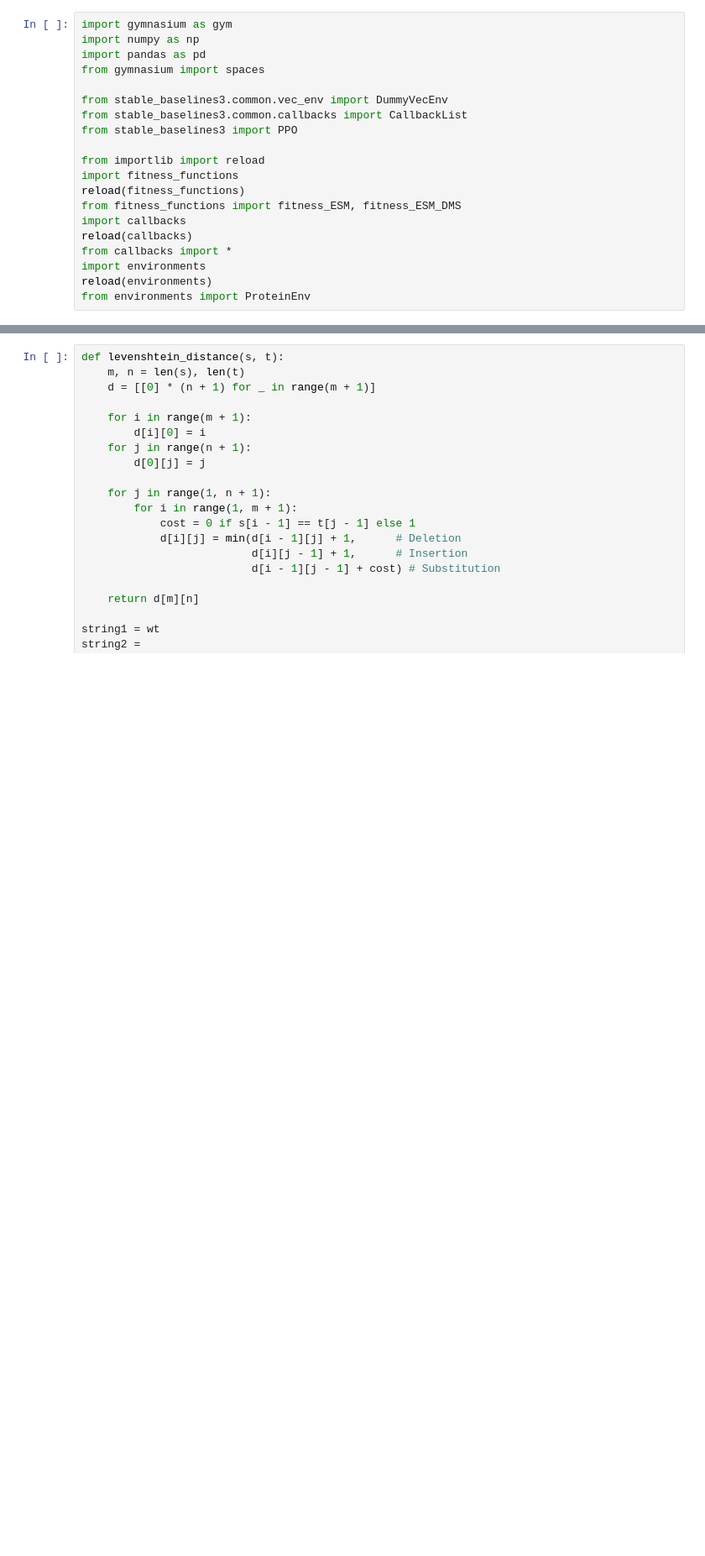
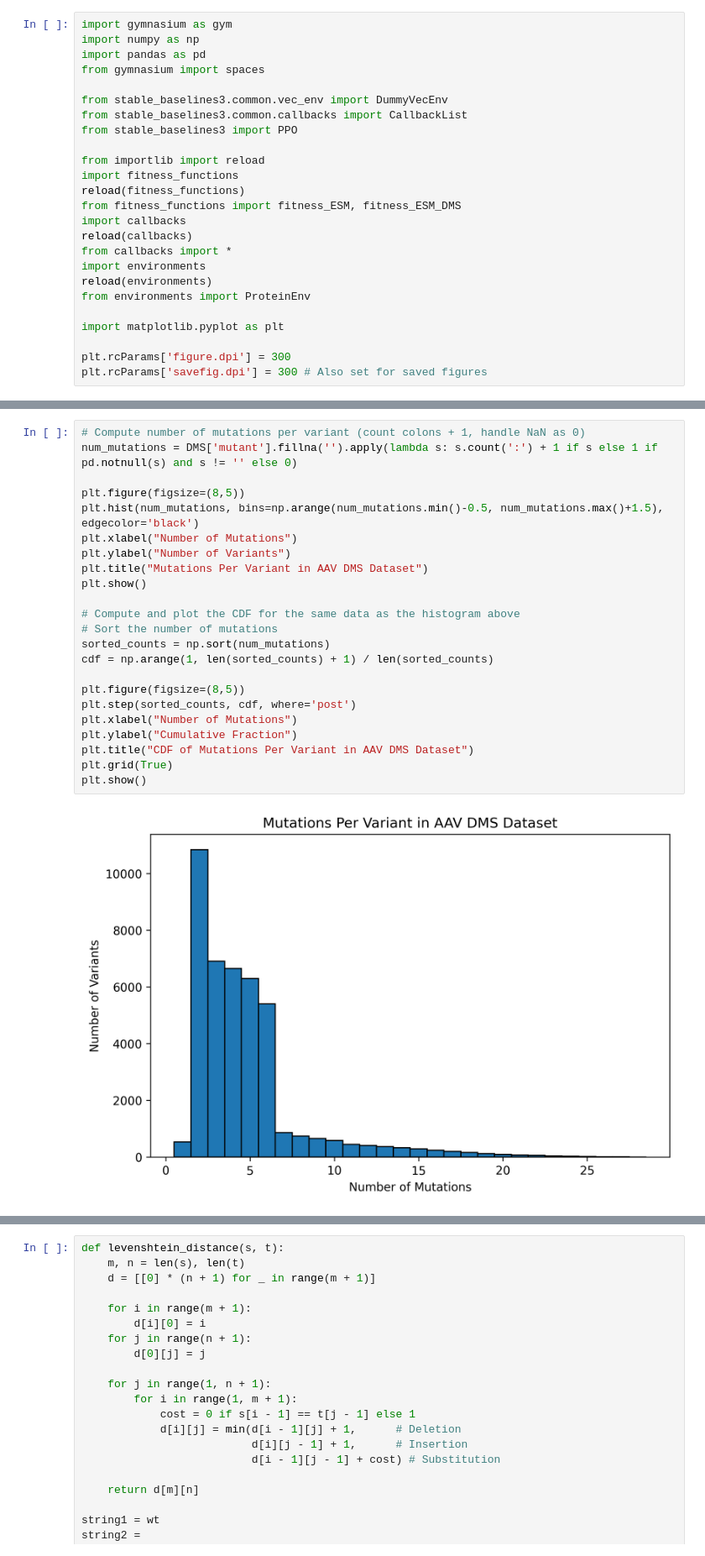
Before and after one commit to jeannieshe/protein-evolution, a Jupyter notebook: main.ipynb, the cells around one changed output, grey strips where cells are left out. Shown at 84% size. Cells and saved outputs as stored; diff of their text form; blank space fills up the shorter version.

Commit message:
graphs

```diff
--- a/main.ipynb
+++ b/main.ipynb
@@ -18,6 +18,11 @@ from callbacks import *
 import environments
 reload(environments)
 from environments import ProteinEnv
+
+import matplotlib.pyplot as plt
+
+plt.rcParams['figure.dpi'] = 300
+plt.rcParams['savefig.dpi'] = 300 # Also set for saved figures
 # %%
 import pickle, torch
 import torch.nn as nn
@@ -27,0 +40,25 @@ DMS = pd.read_csv('aav_dms.csv')
+# %%
+# Compute number of mutations per variant (count colons + 1, handle NaN as 0)
+num_mutations = DMS['mutant'].fillna('').apply(lambda s: s.count(':') + 1 if s else 1 if pd.notnull(s) and s != '' else 0)
+
+plt.figure(figsize=(8,5))
+plt.hist(num_mutations, bins=np.arange(num_mutations.min()-0.5, num_mutations.max()+1.5), edgecolor='black')
+plt.xlabel("Number of Mutations")
+plt.ylabel("Number of Variants")
+plt.title("Mutations Per Variant in AAV DMS Dataset")
+plt.show()
+
+# Compute and plot the CDF for the same data as the histogram above
+# Sort the number of mutations
+sorted_counts = np.sort(num_mutations)
+cdf = np.arange(1, len(sorted_counts) + 1) / len(sorted_counts)
+
+plt.figure(figsize=(8,5))
+plt.step(sorted_counts, cdf, where='post')
+plt.xlabel("Number of Mutations")
+plt.ylabel("Cumulative Fraction")
+plt.title("CDF of Mutations Per Variant in AAV DMS Dataset")
+plt.grid(True)
+plt.show()
+# %% [output]
+[figure, added]
```
Also changed, not shown: parts of 5 cells of this notebook, 3 other files.
